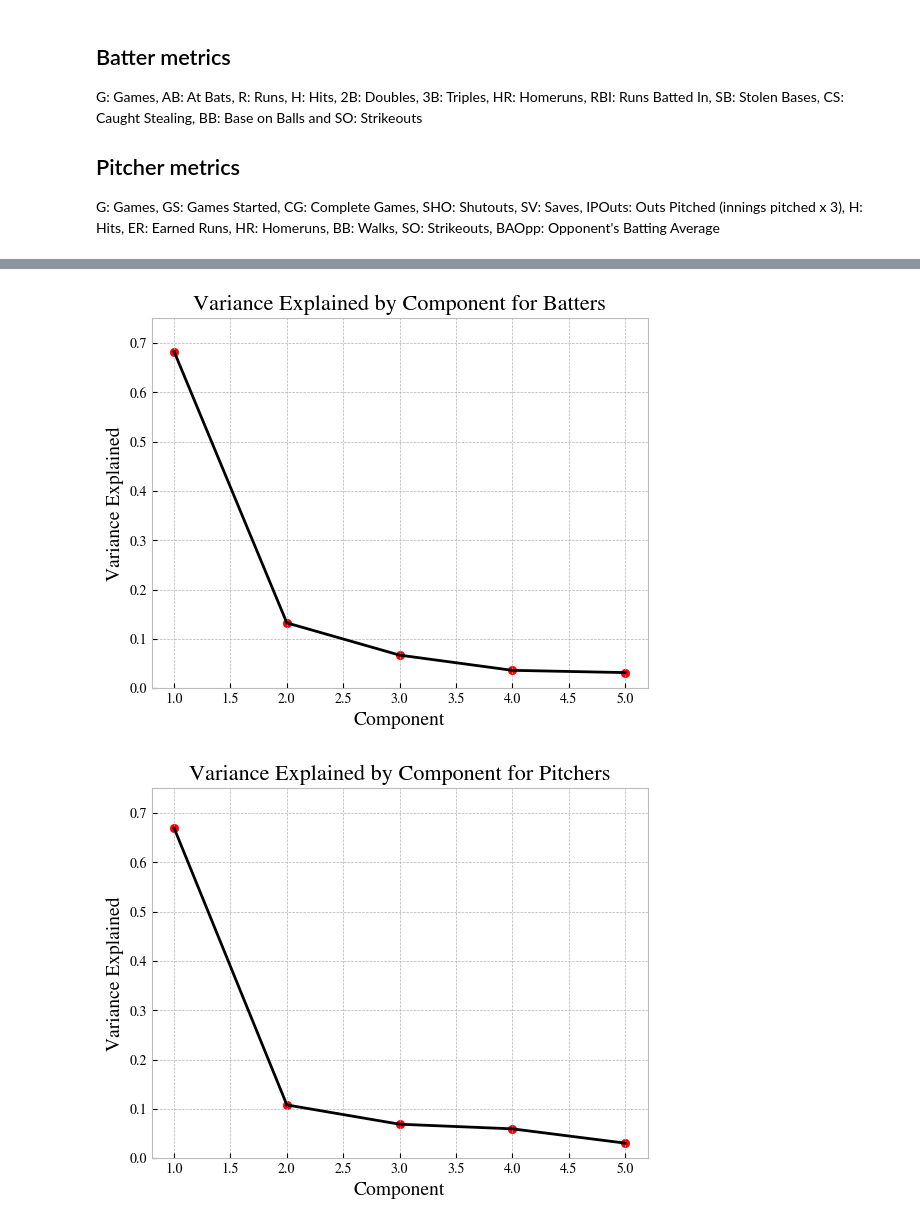
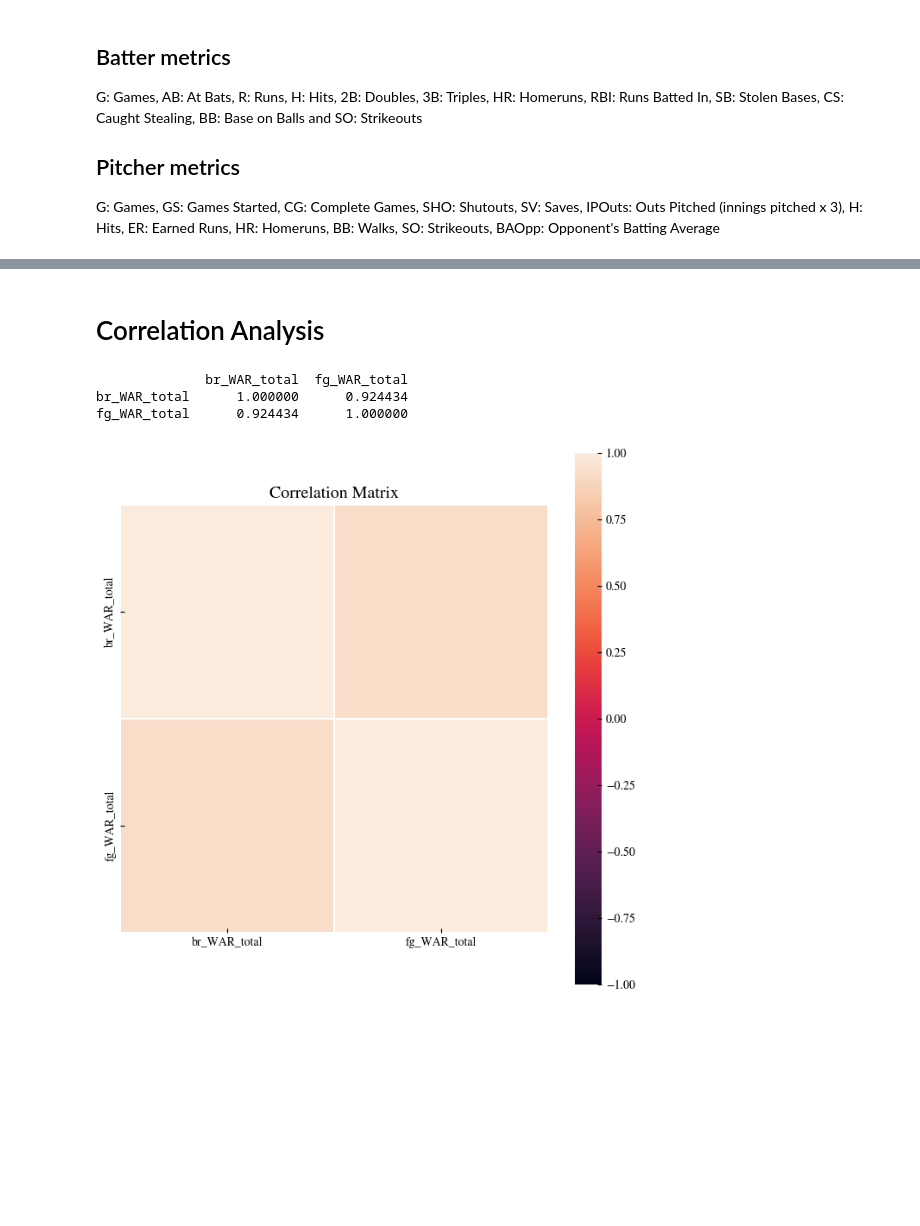
Before and after one commit to ghelms/MoneyBall-2.0, a Jupyter notebook: RQ2.ipynb, the cells around one changed output, grey strips where cells are left out. Saved outputs shown, nothing was run; the diff lists cells and outputs as text; code cells hidden in the pictures; blank space fills up the shorter version.

```diff
--- a/RQ2.ipynb
+++ b/RQ2.ipynb
@@ -91,6 +109,0 @@ plt.tight_layout()
-# %%
-elbow_plot(variance_bat, type="batter")
-elbow_plot(variance_pit, type="pitcher")
-# %% [output]
-[figure, removed]
-[figure, removed]
@@ -104,0 +110,15 @@ pitchers["prev_comp2"] = pitchers.groupby("playerID")["component_2"].shift(1)
+# %% [markdown]
+# Correlation Analysis
+# %%
+corrMatrix = stats[["br_WAR_total", "fg_WAR_total"]].corr()
+print(corrMatrix)
+fig, ax = plt.subplots(figsize = (8, 8))
+
+sns.heatmap(corrMatrix, square = True, linewidths = 0.3, vmax = 1, vmin = -1)
+plt.title('Correlation Matrix')
+plt.show()
+# %% [output]
+              br_WAR_total  fg_WAR_total
+br_WAR_total      1.000000      0.924434
+fg_WAR_total      0.924434      1.000000
+[figure, added]
```
Also changed, not shown: parts of 20 cells of this notebook.
